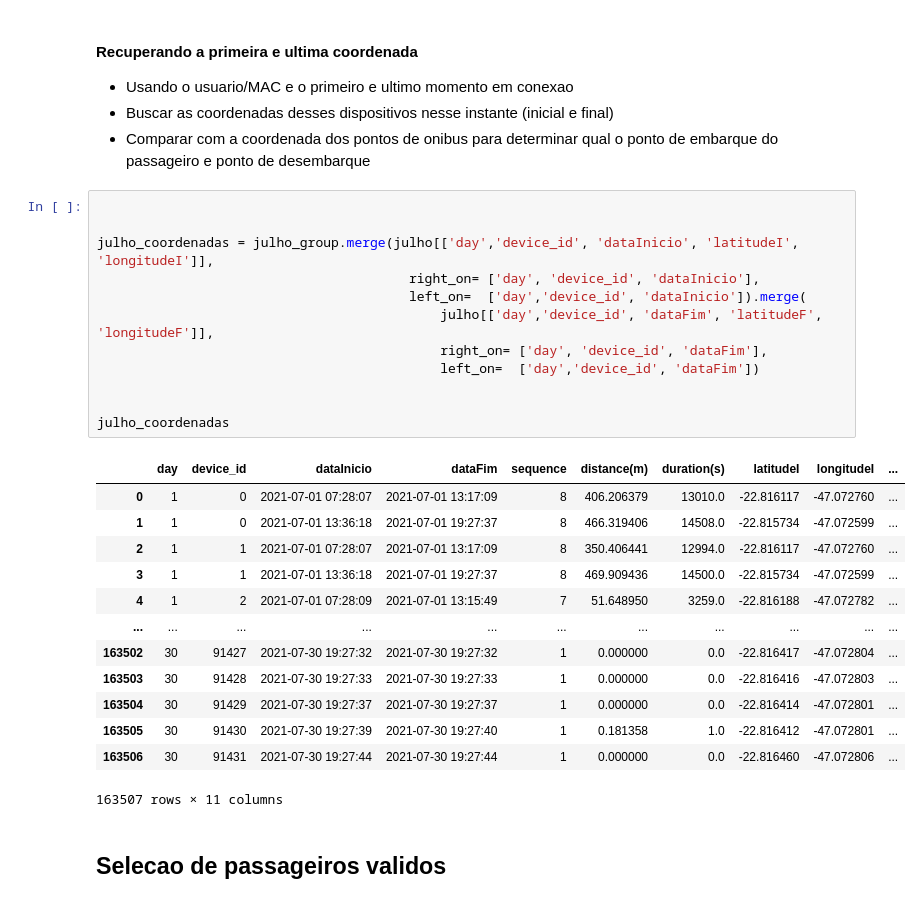
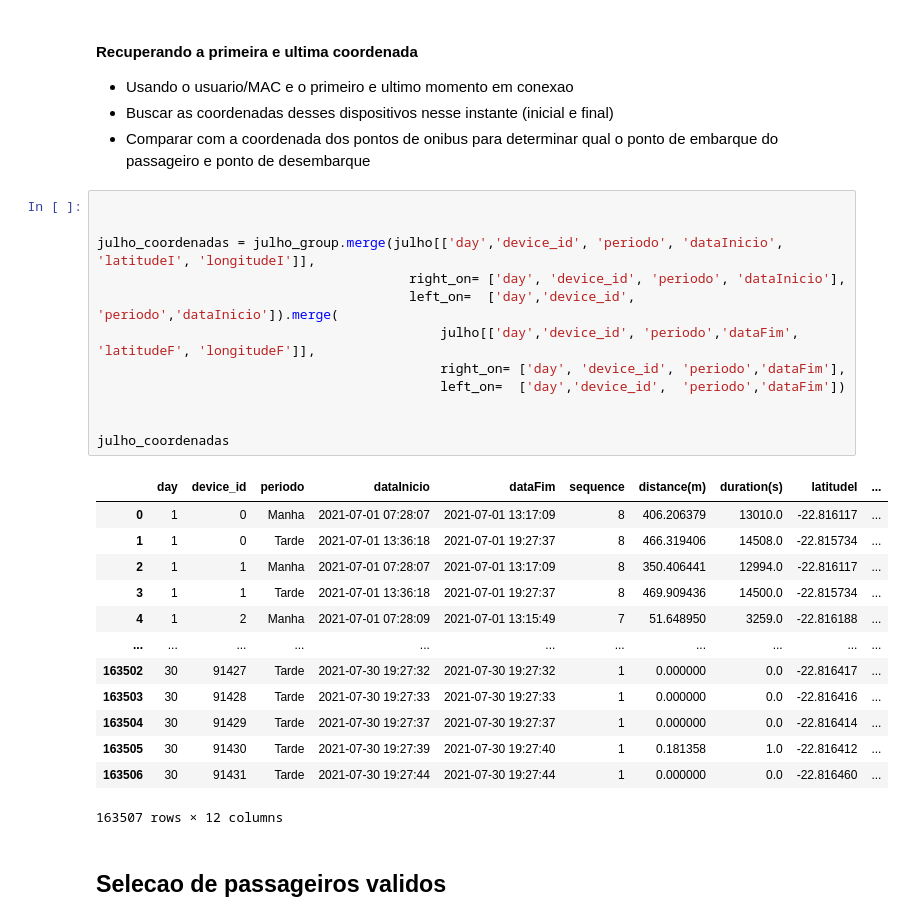
Before and after one commit to guilistocco/TCC_TABELA_DE_HORARIOS, a Jupyter notebook: seleciona passageiros JULHO.ipynb, the cells around one changed output. Saved outputs shown, nothing was run; the diff lists cells and outputs as text.

```diff
--- a/seleciona passageiros JULHO.ipynb
+++ b/seleciona passageiros JULHO.ipynb
@@ -313,29 +319,29 @@ julho_group
 # %%
 
 
-julho_coordenadas = julho_group.merge(julho[['day','device_id', 'dataInicio', 'latitudeI', 'longitudeI']],
-                                        right_on= ['day', 'device_id', 'dataInicio'],
-                                        left_on=  ['day','device_id', 'dataInicio']).merge(
-                                            julho[['day','device_id', 'dataFim', 'latitudeF', 'longitudeF']],
-                                            right_on= ['day', 'device_id', 'dataFim'],
-                                            left_on=  ['day','device_id', 'dataFim'])
+julho_coordenadas = julho_group.merge(julho[['day','device_id', 'periodo', 'dataInicio', 'latitudeI', 'longitudeI']],
+                                        right_on= ['day', 'device_id', 'periodo', 'dataInicio'],
+                                        left_on=  ['day','device_id',  'periodo','dataInicio']).merge(
+                                            julho[['day','device_id', 'periodo','dataFim', 'latitudeF', 'longitudeF']],
+                                            right_on= ['day', 'device_id', 'periodo','dataFim'],
+                                            left_on=  ['day','device_id',  'periodo','dataFim'])
 
 
 julho_coordenadas
 # %% [output]
-|  | day | device_id | dataInicio | dataFim | sequence | distance(m) | duration(s) | latitudeI | longitudeI | ... |
-| 0 | 1 | 0 | 2021-07-01 07:28:07 | 2021-07-01 13:17:09 | 8 | 406.206379 | 13010.0 | -22.816117 | -47.072760 | ... |
-| 1 | 1 | 0 | 2021-07-01 13:36:18 | 2021-07-01 19:27:37 | 8 | 466.319406 | 14508.0 | -22.815734 | -47.072599 | ... |
-| 2 | 1 | 1 | 2021-07-01 07:28:07 | 2021-07-01 13:17:09 | 8 | 350.406441 | 12994.0 | -22.816117 | -47.072760 | ... |
-| 3 | 1 | 1 | 2021-07-01 13:36:18 | 2021-07-01 19:27:37 | 8 | 469.909436 | 14500.0 | -22.815734 | -47.072599 | ... |
-| 4 | 1 | 2 | 2021-07-01 07:28:09 | 2021-07-01 13:15:49 | 7 | 51.648950 | 3259.0 | -22.816188 | -47.072782 | ... |
+|  | day | device_id | periodo | dataInicio | dataFim | sequence | distance(m) | duration(s) | latitudeI | ... |
+| 0 | 1 | 0 | Manha | 2021-07-01 07:28:07 | 2021-07-01 13:17:09 | 8 | 406.206379 | 13010.0 | -22.816117 | ... |
+| 1 | 1 | 0 | Tarde | 2021-07-01 13:36:18 | 2021-07-01 19:27:37 | 8 | 466.319406 | 14508.0 | -22.815734 | ... |
+| 2 | 1 | 1 | Manha | 2021-07-01 07:28:07 | 2021-07-01 13:17:09 | 8 | 350.406441 | 12994.0 | -22.816117 | ... |
+| 3 | 1 | 1 | Tarde | 2021-07-01 13:36:18 | 2021-07-01 19:27:37 | 8 | 469.909436 | 14500.0 | -22.815734 | ... |
+| 4 | 1 | 2 | Manha | 2021-07-01 07:28:09 | 2021-07-01 13:15:49 | 7 | 51.648950 | 3259.0 | -22.816188 | ... |
 | ... | ... | ... | ... | ... | ... | ... | ... | ... | ... | ... |
-| 163502 | 30 | 91427 | 2021-07-30 19:27:32 | 2021-07-30 19:27:32 | 1 | 0.000000 | 0.0 | -22.816417 | -47.072804 | ... |
-| 163503 | 30 | 91428 | 2021-07-30 19:27:33 | 2021-07-30 19:27:33 | 1 | 0.000000 | 0.0 | -22.816416 | -47.072803 | ... |
-| 163504 | 30 | 91429 | 2021-07-30 19:27:37 | 2021-07-30 19:27:37 | 1 | 0.000000 | 0.0 | -22.816414 | -47.072801 | ... |
-| 163505 | 30 | 91430 | 2021-07-30 19:27:39 | 2021-07-30 19:27:40 | 1 | 0.181358 | 1.0 | -22.816412 | -47.072801 | ... |
-| 163506 | 30 | 91431 | 2021-07-30 19:27:44 | 2021-07-30 19:27:44 | 1 | 0.000000 | 0.0 | -22.816460 | -47.072806 | ... |
+| 163502 | 30 | 91427 | Tarde | 2021-07-30 19:27:32 | 2021-07-30 19:27:32 | 1 | 0.000000 | 0.0 | -22.816417 | ... |
+| 163503 | 30 | 91428 | Tarde | 2021-07-30 19:27:33 | 2021-07-30 19:27:33 | 1 | 0.000000 | 0.0 | -22.816416 | ... |
+| 163504 | 30 | 91429 | Tarde | 2021-07-30 19:27:37 | 2021-07-30 19:27:37 | 1 | 0.000000 | 0.0 | -22.816414 | ... |
+| 163505 | 30 | 91430 | Tarde | 2021-07-30 19:27:39 | 2021-07-30 19:27:40 | 1 | 0.181358 | 1.0 | -22.816412 | ... |
+| 163506 | 30 | 91431 | Tarde | 2021-07-30 19:27:44 | 2021-07-30 19:27:44 | 1 | 0.000000 | 0.0 | -22.816460 | ... |
-163507 rows × 11 columns
+163507 rows × 12 columns
 # %% [markdown]
 ## Selecao de passageiros validos
 # %% [markdown]
```
Also changed, not shown: parts of 17 cells of this notebook, 8 other files.
